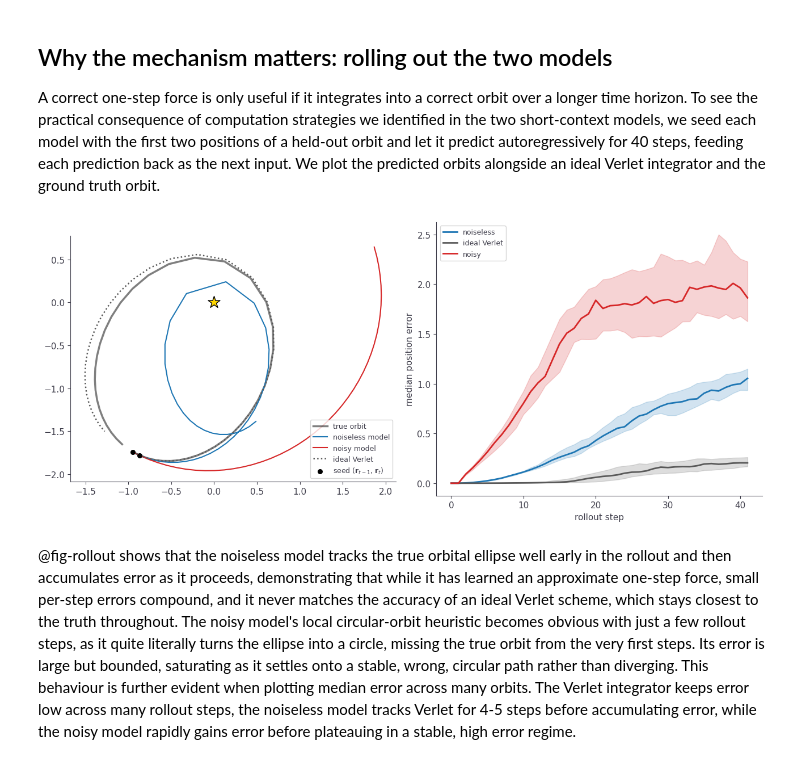
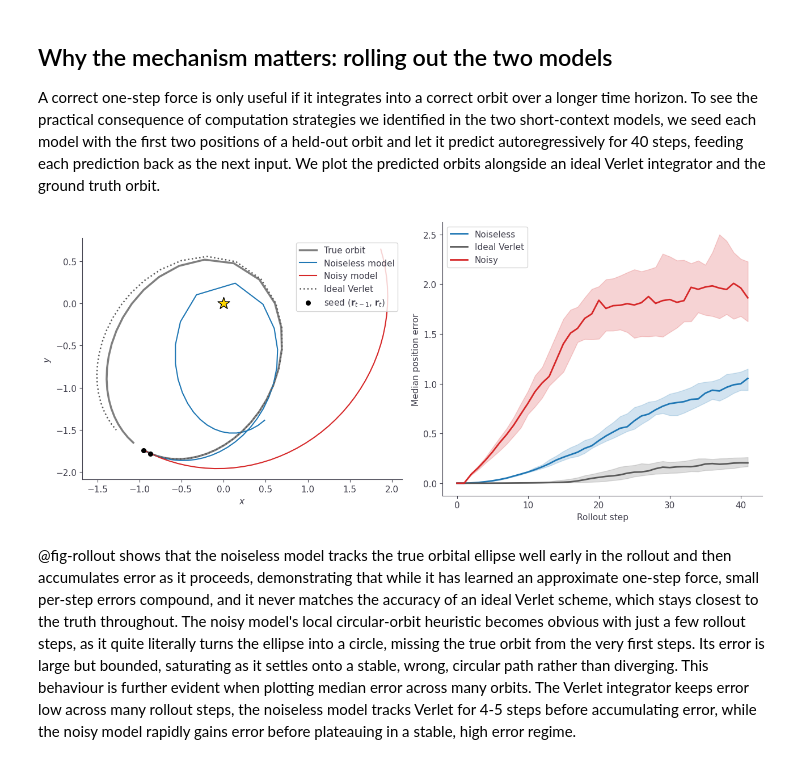
Before and after one commit to Arcadia-Science/world-model-orbits, a Jupyter notebook: index.ipynb, the cells around one changed output. Cells and saved outputs as stored; diff of their text form; code cells hidden in the pictures.

Commit message:
figure cleanup, discussion rewrite

```diff
--- a/index.ipynb
+++ b/index.ipynb
@@ -707,12 +715,12 @@ sample  = rng.choice(ecc_all, size=min(N_ORBITS, len(ecc_all)), replace=False)
 # orbits at minimum radius and manufacture a spurious oscillation in the median.
 offsets = rng.integers(0, 100 - (N + 2) + 1, size=len(sample))
 
-errs = {'noiseless': [], 'ideal Verlet': [], 'noisy': []}
+errs = {'Noiseless': [], 'Ideal Verlet': [], 'Noisy': []}
 for i, k in zip(sample, offsets):
     tr = _tr[i]; s = tr[k:k+2]; truth = tr[k:k+N+2]
-    errs['noiseless'].append(np.linalg.norm(rollout(model_noiseless, s, N)   - truth, axis=1))
-    errs['ideal Verlet'].append(np.linalg.norm(rollout_verlet(s, N, dt=DT) - truth, axis=1))
-    errs['noisy'].append(np.linalg.norm(rollout(model_bs2, s, N)             - truth, axis=1))
+    errs['Noiseless'].append(np.linalg.norm(rollout(model_noiseless, s, N)   - truth, axis=1))
+    errs['Ideal Verlet'].append(np.linalg.norm(rollout_verlet(s, N, dt=DT) - truth, axis=1))
+    errs['Noisy'].append(np.linalg.norm(rollout(model_bs2, s, N)             - truth, axis=1))
 errs = {k: np.array(v) for k, v in errs.items()}
 step = np.arange(N + 2)
 
@@ -728,42 +736,44 @@ def median_ci(m, n_boot=2000, seed=0):
 
 # Example orbit: an independent random draw with its own RNG, so re-rolling the
 # example (change EXAMPLE_SEED) leaves the error-curve sample untouched.
 ex_rng = np.random.default_rng(EXAMPLE_SEED)
 ei = int(ex_rng.choice(ecc_all))
 true = _tr[ei]
 # Start the example at APHELION -- the outermost point, found as the largest radius
 # within the allowed start range. Like perihelion it has dr/dt = 0, so the rollout
 # leaves the orbit smoothly and what stays visible is the heuristic's angular error
 # rather than its radial one. Unlike perihelion it is also the *easiest* phase for a
 # fixed-step integrator (slow motion, weak force): seeding at perihelion instead makes
 # dt = 20/99 far too coarse for the 1/r^2 force there, and the ideal-Verlet reference
 # itself takes a permanent energy hit, ending up less accurate than either model.
 # The error curves on the right keep their random phases -- phase-locking those would
 # manufacture a spurious oscillation in the median.
 ek = int(np.argmax(np.linalg.norm(true[:100 - (N + 2) + 1], axis=1)))
 s = true[ek:ek+2]; seg = true[ek:ek+N+2]
 rn, rv, rx = rollout(model_noiseless, s, N), rollout_verlet(s, N, dt=DT), rollout(model_bs2, s, N)
 
 fig, (axA, axB) = plt.subplots(1, 2, figsize=(13, 5.6))
-axA.plot(seg[:, 0], seg[:, 1], 'k-', lw=2.5, alpha=0.5, label='true orbit')
-axA.plot(rn[:, 0], rn[:, 1], '-',  color='tab:blue', lw=1.5, label='noiseless model')
-axA.plot(rx[:, 0], rx[:, 1], '-',  color='tab:red',  lw=1.5, label='noisy model')
-axA.plot(rv[:, 0], rv[:, 1], ':',  color='0.35',     lw=1.8, label='ideal Verlet')
+axA.plot(seg[:, 0], seg[:, 1], 'k-', lw=2.5, alpha=0.5, label='True orbit')
+axA.plot(rn[:, 0], rn[:, 1], '-',  color='tab:blue', lw=1.5, label='Noiseless model')
+axA.plot(rx[:, 0], rx[:, 1], '-',  color='tab:red',  lw=1.5, label='Noisy model')
+axA.plot(rv[:, 0], rv[:, 1], ':',  color='0.35',     lw=1.8, label='Ideal Verlet')
 axA.scatter(0, 0, marker='*', s=250, color='gold', edgecolor='k', zorder=5)
 axA.scatter(s[:, 0], s[:, 1], color='k', s=30, zorder=5,
             label=r'seed ($\mathbf{r}_{t-1}$, $\mathbf{r}_t$)')
-axA.set_aspect('equal'); axA.legend(fontsize=9)
+axA.set_aspect('equal'); axA.legend()
+axA.set_xlabel(r'$x$'); axA.set_ylabel(r'$y$')
+
 
 # right: MEDIAN error vs step over the random sample, with a 95% bootstrap CI band
-for name, c in [('noiseless', 'tab:blue'), ('ideal Verlet', '0.35'), ('noisy', 'tab:red')]:
+for name, c in [('Noiseless', 'tab:blue'), ('Ideal Verlet', '0.35'), ('Noisy', 'tab:red')]:
     med, lo, hi = median_ci(errs[name], seed=SEED)
     axB.plot(step, med, color=c, lw=2, label=name)
     axB.fill_between(step, lo, hi, color=c, alpha=0.2)
-axB.set_xlabel('rollout step'); axB.set_ylabel('median position error')
-axB.legend(fontsize=9)
+axB.set_xlabel('Rollout step'); axB.set_ylabel('Median position error')
+axB.legend()
 fig.tight_layout(); plt.show()
 # %% [output]
-[figure, old version]
+[figure, new version]
 # %% [markdown]
 @fig-rollout shows that the noiseless model tracks the true orbital ellipse well early in the rollout and then accumulates error as it proceeds, demonstrating that while it has learned an approximate one-step force, small per-step errors compound, and it never matches the accuracy of an ideal Verlet scheme, which stays closest to the truth throughout. The noisy model's local circular-orbit heuristic becomes obvious with just a few rollout steps, as it quite literally turns the ellipse into a circle, missing the true orbit from the very first steps. Its error is large but bounded, saturating as it settles onto a stable, wrong, circular path rather than diverging. This behaviour is further evident when plotting median error across many orbits. The Verlet integrator keeps error low across many rollout steps, the noiseless model tracks Verlet for 4-5 steps before accumulating error, while the noisy model rapidly gains error before plateauing in a stable, high error regime.
 # %% [markdown]
```
Also changed, not shown: parts of 16 cells of this notebook, 1 other file.
